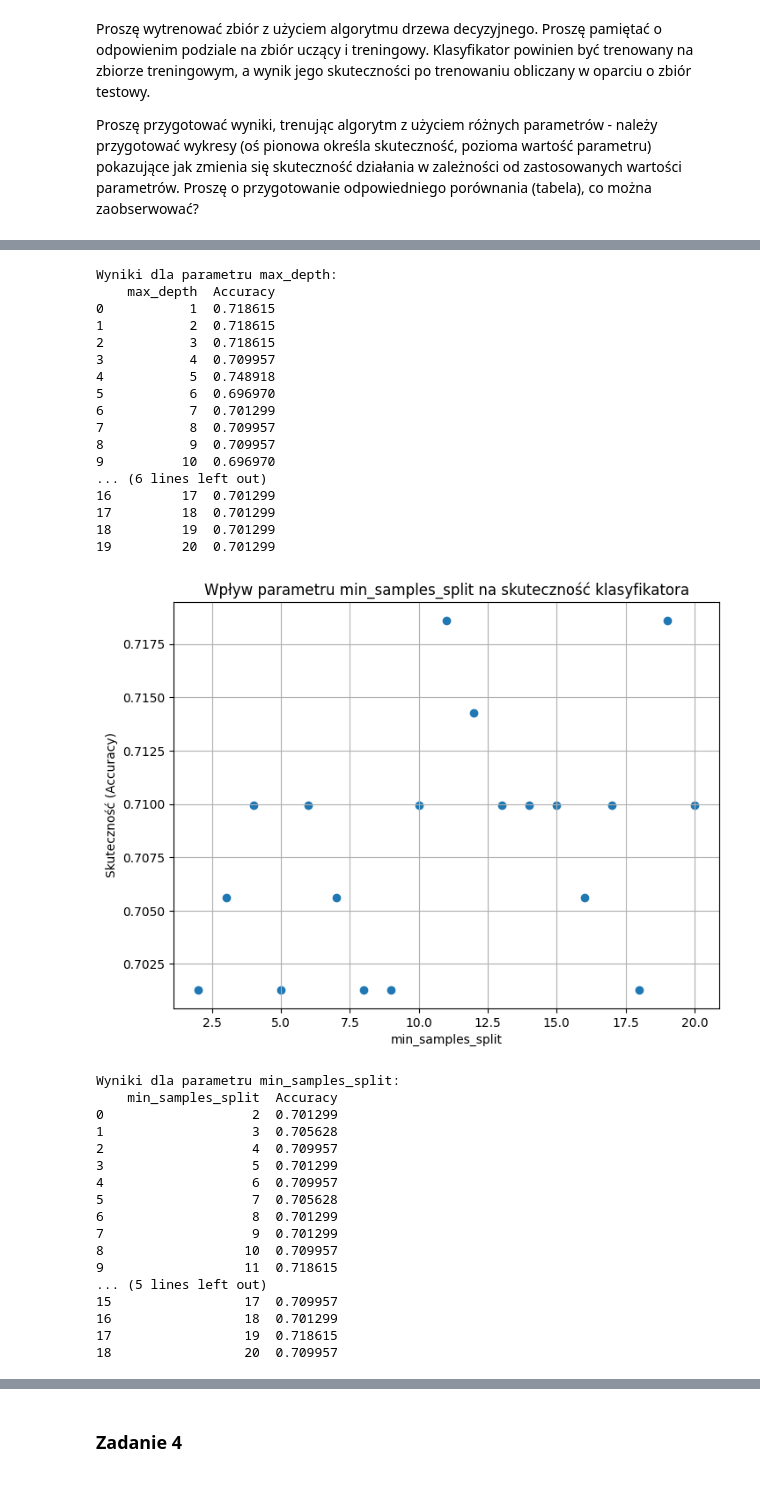
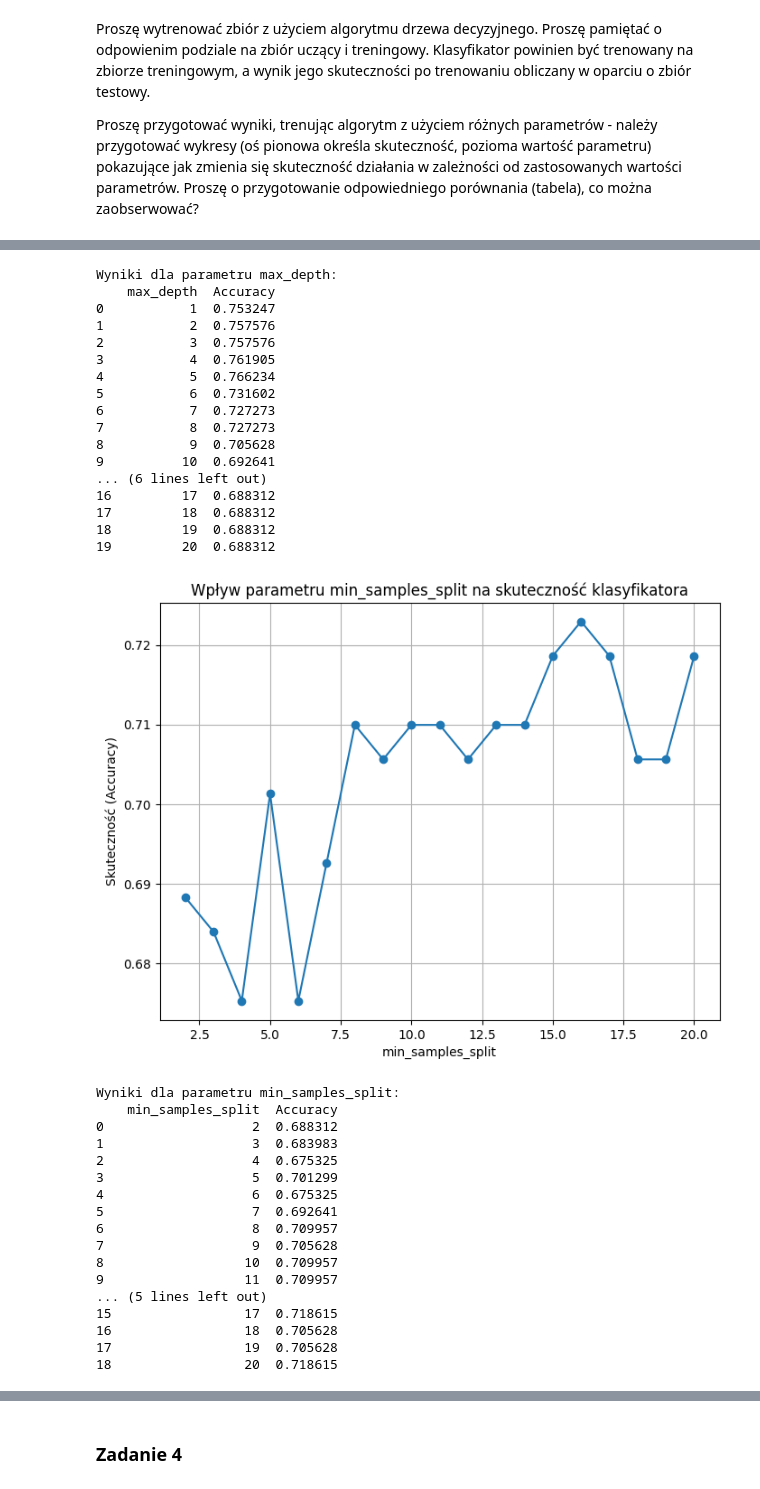
Before and after one commit to zywczak/TUM, a Jupyter notebook: Decission Tree.ipynb, the cells around one changed output, grey strips where cells are left out. Cells and saved outputs as stored; diff of their text form; code cells hidden in the pictures.

```diff
--- a/Decission Tree.ipynb
+++ b/Decission Tree.ipynb
@@ -188,7 +177,7 @@ X = df.drop('Outcome', axis=1)
 y = df['Outcome']
 
 # Podział danych na zbiór treningowy i testowy (70% trening, 30% test)
-X_train, X_test, y_train, y_test = train_test_split(X, y, test_size=0.3, random_state=42)
+X_train, X_test, y_train, y_test = train_test_split(X, y, test_size=0.3, random_state=1)
 
 # ------------------------
 # Analiza wpływu parametru max_depth na skuteczność klasyfikatora
@@ -202,7 +191,7 @@ acc_max_depth = []
 # Pętla iterująca po kolejnych wartościach max_depth
 for depth in max_depth_values:
     # Inicjalizacja drzewa decyzyjnego z określoną głębokością
-    clf = DecisionTreeClassifier(max_depth=depth, random_state=42)
+    clf = DecisionTreeClassifier(max_depth=depth, random_state=1)
     # Trenowanie modelu na danych treningowych
     clf.fit(X_train, y_train)
     # Predykcja etykiet na zbiorze testowym
@@ -214,7 +203,7 @@ for depth in max_depth_values:
 
 # Rysowanie wykresu wpływu parametru max_depth na skuteczność
 plt.figure(figsize=(8,6))
-plt.scatter(max_depth_values, acc_max_depth, marker='o')
+plt.plot(max_depth_values, acc_max_depth, marker='o')
 plt.xlabel('max_depth')
 plt.ylabel('Skuteczność (Accuracy)')
 plt.title('Wpływ parametru max_depth na skuteczność klasyfikatora')
@@ -238,7 +227,7 @@ acc_min_samples_split = []
 # Pętla iterująca po kolejnych wartościach min_samples_split
 for mss in min_samples_split_values:
     # Inicjalizacja drzewa decyzyjnego z określonym parametrem min_samples_split
-    clf = DecisionTreeClassifier(min_samples_split=mss, random_state=42)
+    clf = DecisionTreeClassifier(min_samples_split=mss, random_state=1)
     # Trenowanie modelu na zbiorze treningowym
     clf.fit(X_train, y_train)
     # Predykcja na zbiorze testowym
@@ -250,7 +239,7 @@ for mss in min_samples_split_values:
 
 # Rysowanie wykresu wpływu parametru min_samples_split na skuteczność
 plt.figure(figsize=(8,6))
-plt.scatter(min_samples_split_values, acc_min_samples_split, marker='o')
+plt.plot(min_samples_split_values, acc_min_samples_split, marker='o')
 plt.xlabel('min_samples_split')
 plt.ylabel('Skuteczność (Accuracy)')
 plt.title('Wpływ parametru min_samples_split na skuteczność klasyfikatora')
@@ -274,7 +263,7 @@ acc_min_samples_leaf = []
 # Pętla iterująca po kolejnych wartościach min_samples_leaf
 for msl in min_samples_leaf_values:
     # Inicjalizacja drzewa decyzyjnego z określonym parametrem min_samples_leaf
-    clf = DecisionTreeClassifier(min_samples_leaf=msl, random_state=42)
+    clf = DecisionTreeClassifier(min_samples_leaf=msl, random_state=1)
     # Trenowanie modelu na danych treningowych
     clf.fit(X_train, y_train)
     # Predykcja etykiet na zbiorze testowym
@@ -286,7 +275,7 @@ for msl in min_samples_leaf_values:
 
 # Rysowanie wykresu wpływu parametru min_samples_leaf na skuteczność
 plt.figure(figsize=(8,6))
-plt.scatter(min_samples_leaf_values, acc_min_samples_leaf, marker='o')
+plt.plot(min_samples_leaf_values, acc_min_samples_leaf, marker='o')
 plt.xlabel('min_samples_leaf')
 plt.ylabel('Skuteczność (Accuracy)')
 plt.title('Wpływ parametru min_samples_leaf na skuteczność klasyfikatora')
@@ -302,35 +291,35 @@ print(df_min_samples_leaf)
 Wyniki dla parametru max_depth:
     max_depth  Accuracy
-0           1  0.718615
-1           2  0.718615
-2           3  0.718615
-3           4  0.709957
-4           5  0.748918
-5           6  0.696970
-6           7  0.701299
-7           8  0.709957
-8           9  0.709957
-9          10  0.696970
+0           1  0.753247
+1           2  0.757576
+2           3  0.757576
+3           4  0.761905
+4           5  0.766234
+5           6  0.731602
+6           7  0.727273
+7           8  0.727273
+8           9  0.705628
+9          10  0.692641
 ... (6 lines left out)
-16         17  0.701299
-17         18  0.701299
-18         19  0.701299
-19         20  0.701299
+16         17  0.688312
+17         18  0.688312
+18         19  0.688312
+19         20  0.688312
-[figure, old version]
+[figure, new version]
 Wyniki dla parametru min_samples_split:
     min_samples_split  Accuracy
-0                   2  0.701299
-1                   3  0.705628
-2                   4  0.709957
+0                   2  0.688312
+1                   3  0.683983
+2                   4  0.675325
 3                   5  0.701299
-4                   6  0.709957
-5                   7  0.705628
-6                   8  0.701299
-7                   9  0.701299
+4                   6  0.675325
+5                   7  0.692641
+6                   8  0.709957
+7                   9  0.705628
 8                  10  0.709957
-9                  11  0.718615
+9                  11  0.709957
 ... (5 lines left out)
-15                 17  0.709957
-16                 18  0.701299
-17                 19  0.718615
-18                 20  0.709957
+15                 17  0.718615
+16                 18  0.705628
+17                 19  0.705628
+18                 20  0.718615
```
Also changed, not shown: parts of 6 cells of this notebook.
